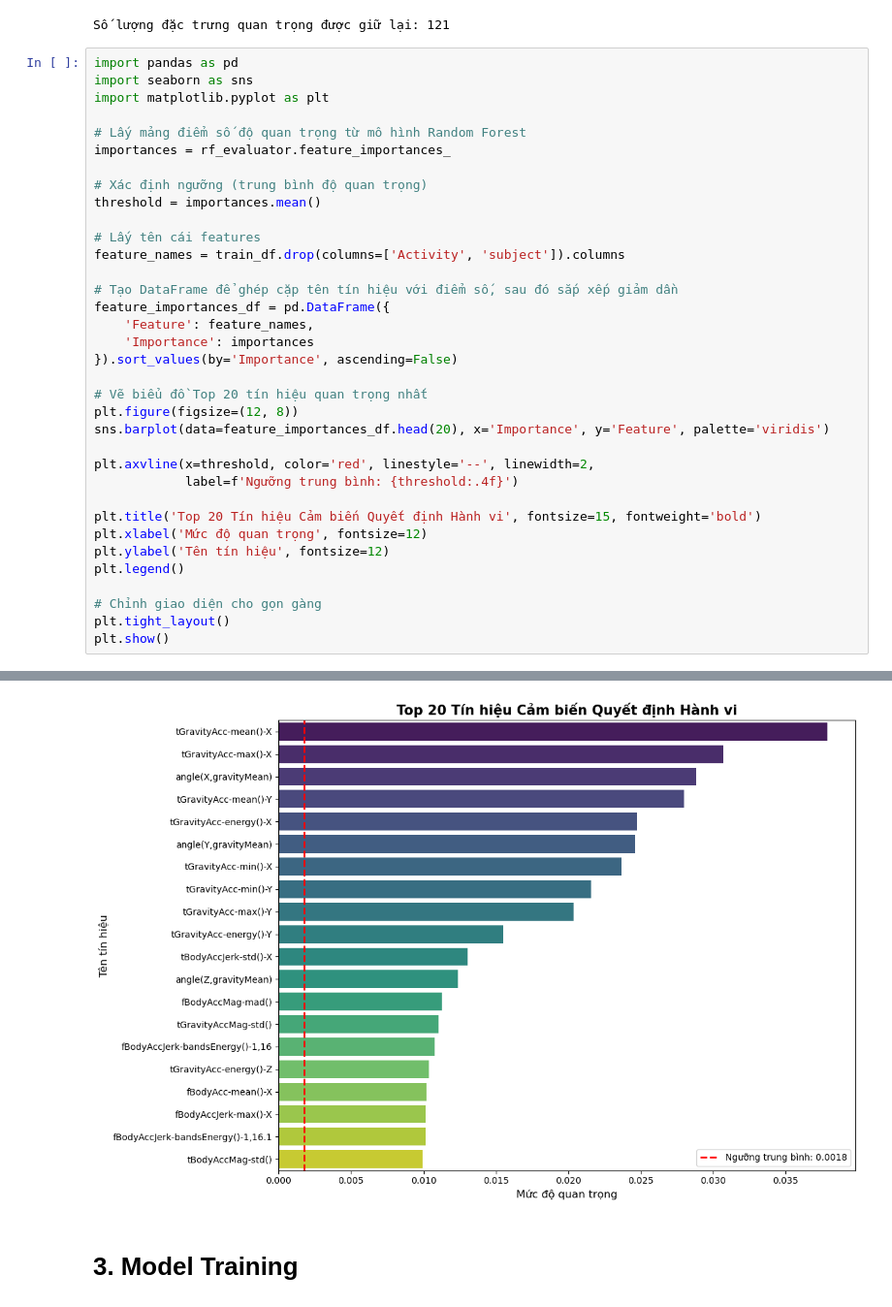
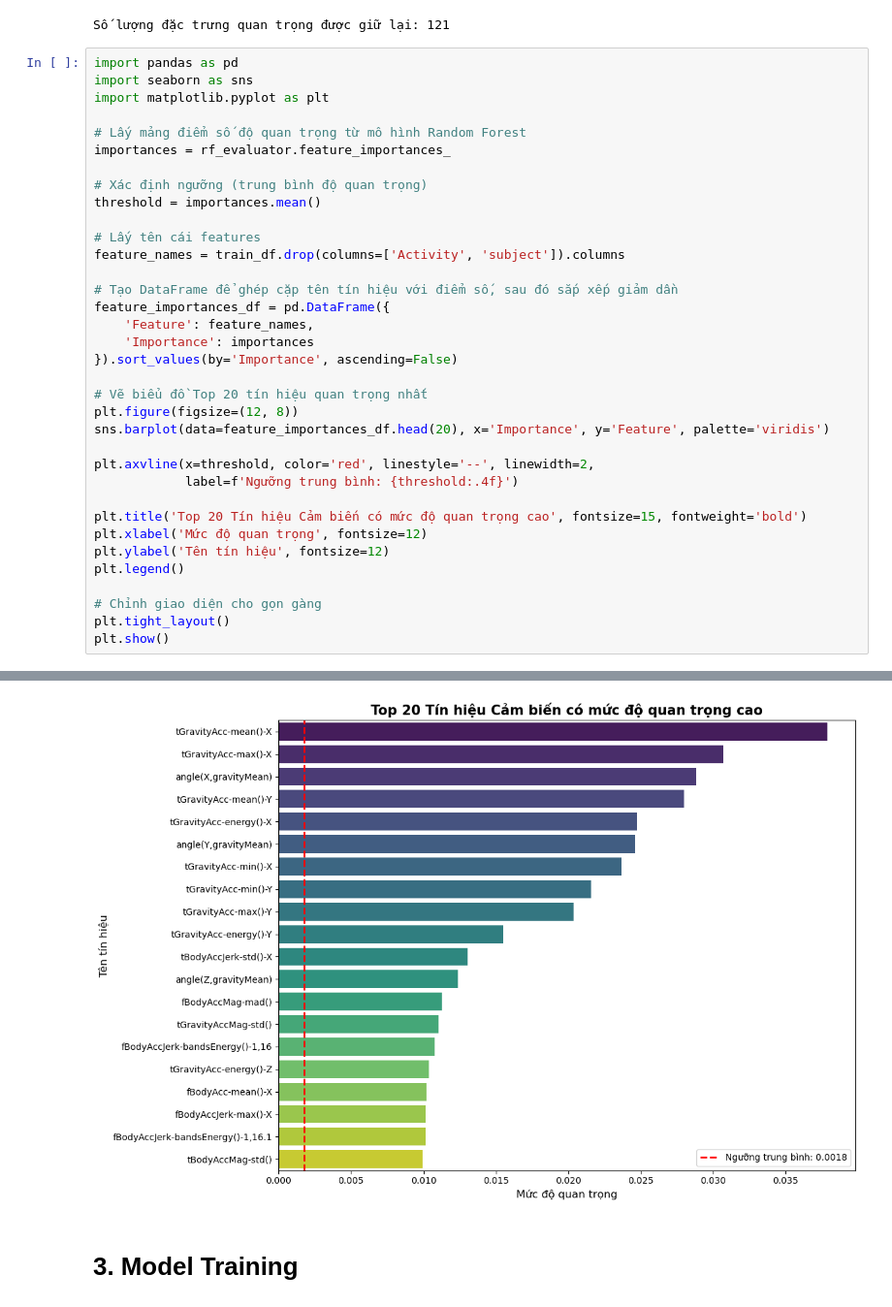
Before and after one commit to NhHung07/Human-Activity-States-from-Smartphone-Sensor, a Jupyter notebook: activityStates.ipynb, the cells around one changed output, grey strips where cells are left out. Shown at 97% size. Cells and saved outputs as stored; diff of their text form.

```diff
--- a/activityStates.ipynb
+++ b/activityStates.ipynb
@@ -234,35 +293,35 @@ importances = rf_evaluator.feature_importances_
 # Xác định ngưỡng (trung bình độ quan trọng)
 threshold = importances.mean()
 
 # Lấy tên cái features
 feature_names = train_df.drop(columns=['Activity', 'subject']).columns
 
 # Tạo DataFrame để ghép cặp tên tín hiệu với điểm số, sau đó sắp xếp giảm dần
 feature_importances_df = pd.DataFrame({
     'Feature': feature_names,
     'Importance': importances
 }).sort_values(by='Importance', ascending=False)
 
 # Vẽ biểu đồ Top 20 tín hiệu quan trọng nhất
 plt.figure(figsize=(12, 8))
 sns.barplot(data=feature_importances_df.head(20), x='Importance', y='Feature', palette='viridis')
 
 plt.axvline(x=threshold, color='red', linestyle='--', linewidth=2,
             label=f'Ngưỡng trung bình: {threshold:.4f}')
 
-plt.title('Top 20 Tín hiệu Cảm biến Quyết định Hành vi', fontsize=15, fontweight='bold')
+plt.title('Top 20 Tín hiệu Cảm biến có mức độ quan trọng cao', fontsize=15, fontweight='bold')
 plt.xlabel('Mức độ quan trọng', fontsize=12)
 plt.ylabel('Tên tín hiệu', fontsize=12)
 plt.legend()
 
 # Chỉnh giao diện cho gọn gàng
 plt.tight_layout()
 plt.show()
 # %% [output]
 Passing `palette` without assigning `hue` is deprecated and will be removed in v0.14.0. Assign the `y` variable to `hue` and set `legend=False` for the same effect.
 
   sns.barplot(data=feature_importances_df.head(20), x='Importance', y='Feature', palette='viridis')
-[figure, old version]
+[figure, new version]
 # %% [markdown]
 # 3. Model Training
 # %% [markdown]
```
Also changed, not shown: parts of 1 cell of this notebook, 2 other files.
